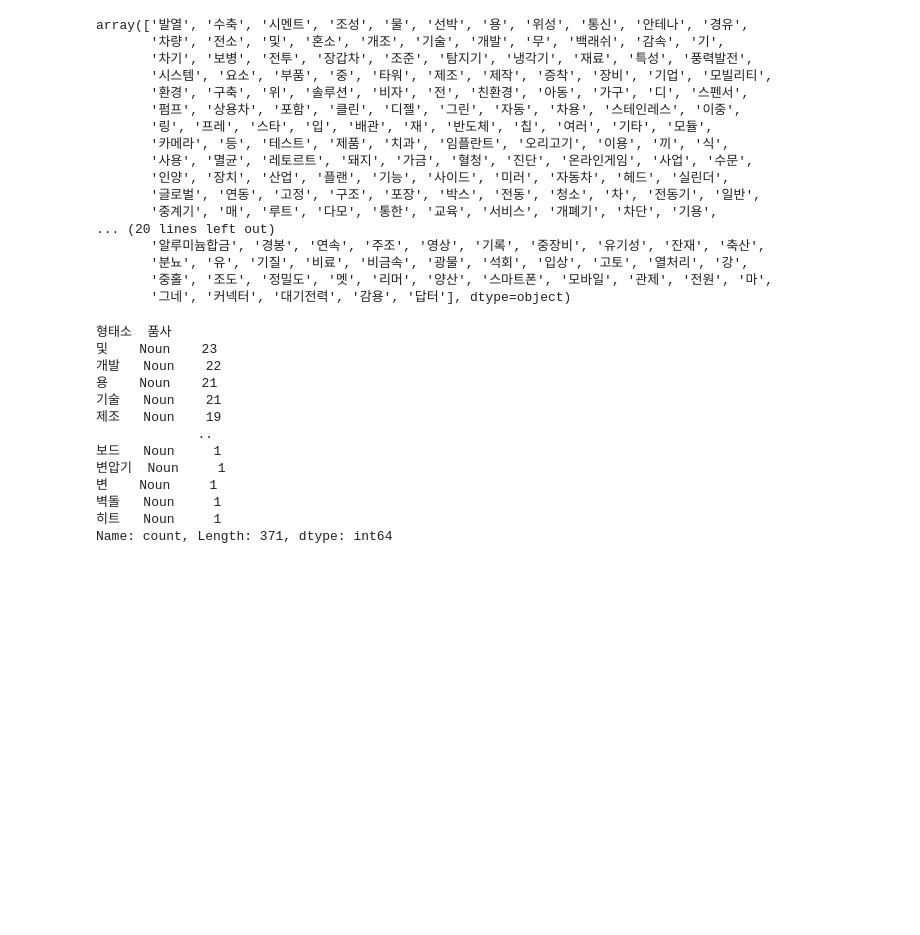
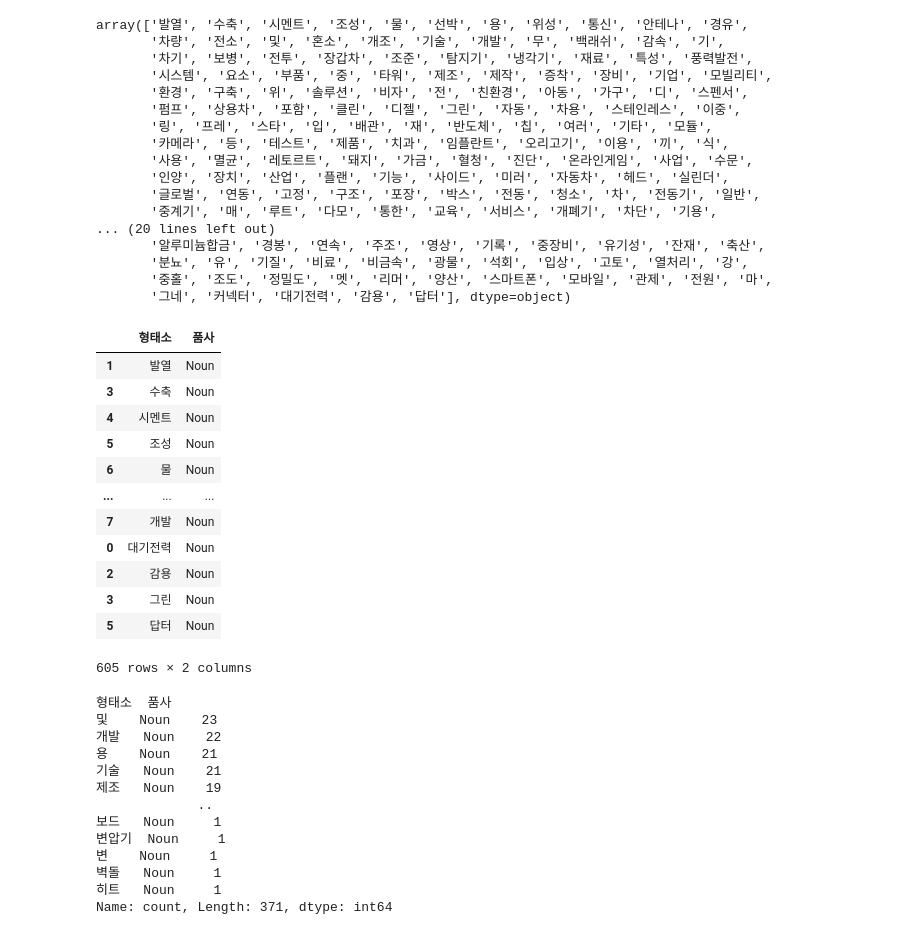
Before and after one commit to raneeKim/SW_CAMP, a Jupyter notebook: 파이썬을 활용한 머신러닝/과제/[DMC_데이터] 김란_개별 미션 (12차).ipynb, the cells around one changed output. Saved outputs shown, nothing was run; the diff lists cells and outputs as text; code cells hidden in the pictures; blank space fills up the shorter version.

```diff
--- a/파이썬을 활용한 머신러닝/과제/[DMC_데이터] 김란_개별 미션 (12차).ipynb
+++ b/파이썬을 활용한 머신러닝/과제/[DMC_데이터] 김란_개별 미션 (12차).ipynb
@@ -63,3 +65,3 @@ df1.head(5)
 # %%
-df2 = df1.loc[df1['진행상태'] == '여신승인'].sort_values(by='자본금', ascending=False).head(100)
+df_top = df1.loc[df1['진행상태'] == '여신승인'].sort_values(by='자본금', ascending=False).head(100)
 # %%
@@ -112,12 +114,13 @@ okt.nouns(df2['기술명'].values[0])
 # %% [output]
 ['발열', '수축', '시멘트', '조성', '물']
 # %%
-df_Pos = pd.DataFrame()
-for i in range(len(df2['기술명'])) :
-    dfn = pd.DataFrame(okt.pos(df2['기술명'].values[i]), columns=['형태소','품사'])
-    df_Pos = pd.concat([df_Pos,dfn])
+# 문장으로 이뤄진 여러 데이터에서, 형태소 분석기를 이용해 명사만 추출해 Pandas Series형태로
+df_N = pd.DataFrame()
+for i in range(len(df_top['기술명'])) : # 자본금이 높은 상위 100개 기업의 기술명 개수만큼 반복
+    dfn = pd.DataFrame(okt.pos(df_top['기술명'].values[i]), columns=['형태소','품사'])
+    df_N = pd.concat([df_N,dfn])
 # %%
-df_nouns = df_Pos.loc[df_Pos['품사'] == 'Noun']
+df_nouns = df_N.loc[df_N['품사'] == 'Noun']
 # %%
 df_nouns['형태소'].unique()
 # %% [output]
@@ -138,6 +141,22 @@ array(['발열', '수축', '시멘트', '조성', '물', '선박', '용', '위
        '분뇨', '유', '기질', '비료', '비금속', '광물', '석회', '입상', '고토', '열처리', '강',
        '중홀', '조도', '정밀도', '멧', '리머', '양산', '스마트폰', '모바일', '관제', '전원', '마',
        '그네', '커넥터', '대기전력', '감용', '답터'], dtype=object)
+# %%
+df_nouns
+# %% [output]
+|  | 형태소 | 품사 |
+| 1 | 발열 | Noun |
+| 3 | 수축 | Noun |
+| 4 | 시멘트 | Noun |
+| 5 | 조성 | Noun |
+| 6 | 물 | Noun |
+| ... | ... | ... |
+| 7 | 개발 | Noun |
+| 0 | 대기전력 | Noun |
+| 2 | 감용 | Noun |
+| 3 | 그린 | Noun |
+| 5 | 답터 | Noun |
+605 rows × 2 columns
 # %%
 df_nouns.value_counts()
 # %% [output]
```
Also changed, not shown: parts of 36 cells of this notebook.
